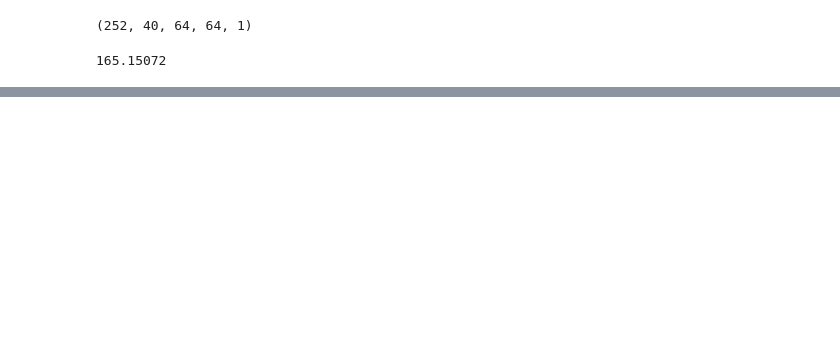
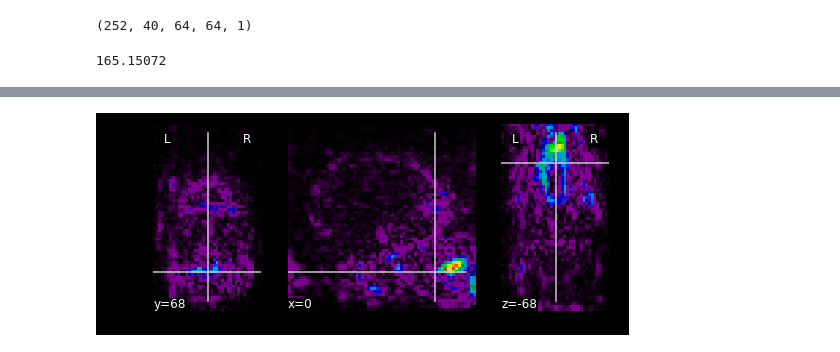
Before and after one commit to ogrisel/notebooks, a Jupyter notebook: fmri_vae/fmri_autoencoder.ipynb, the cells around one changed output, grey strips where cells are left out. Cells and saved outputs as stored; diff of their text form; code cells hidden in the pictures; blank space fills up the shorter version.

```diff
--- a/fmri_vae/fmri_autoencoder.ipynb
+++ b/fmri_vae/fmri_autoencoder.ipynb
@@ -157,3 +179,10 @@ reconstructed_test.nbytes / 1e6
+# %%
+reconstructed_test_img = Nifti1Image(
+    reconstructed_test.std(axis=0)[:, :, :, 0],
+    smoothed_img.affine)
+plotting.plot_epi(reconstructed_test_img);
+# %% [output]
+[figure, added]
 # %%
 from nibabel import Nifti1Image
 
```
Also changed, not shown: parts of 18 cells of this notebook, 1 other file.
